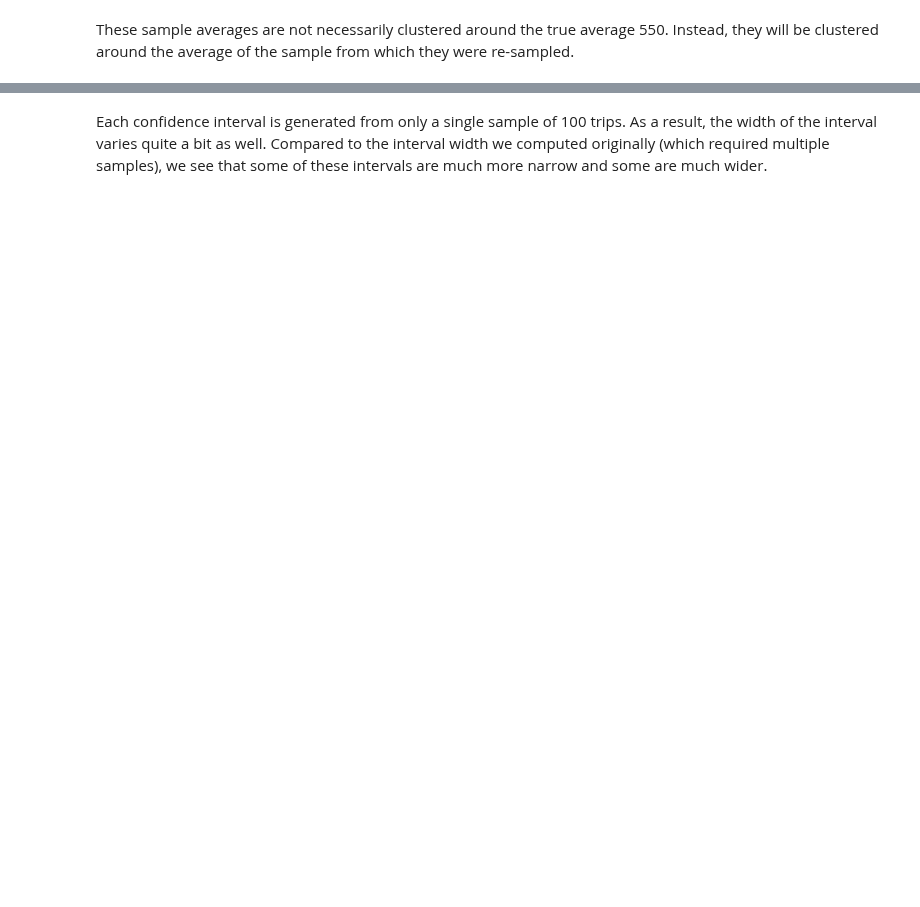
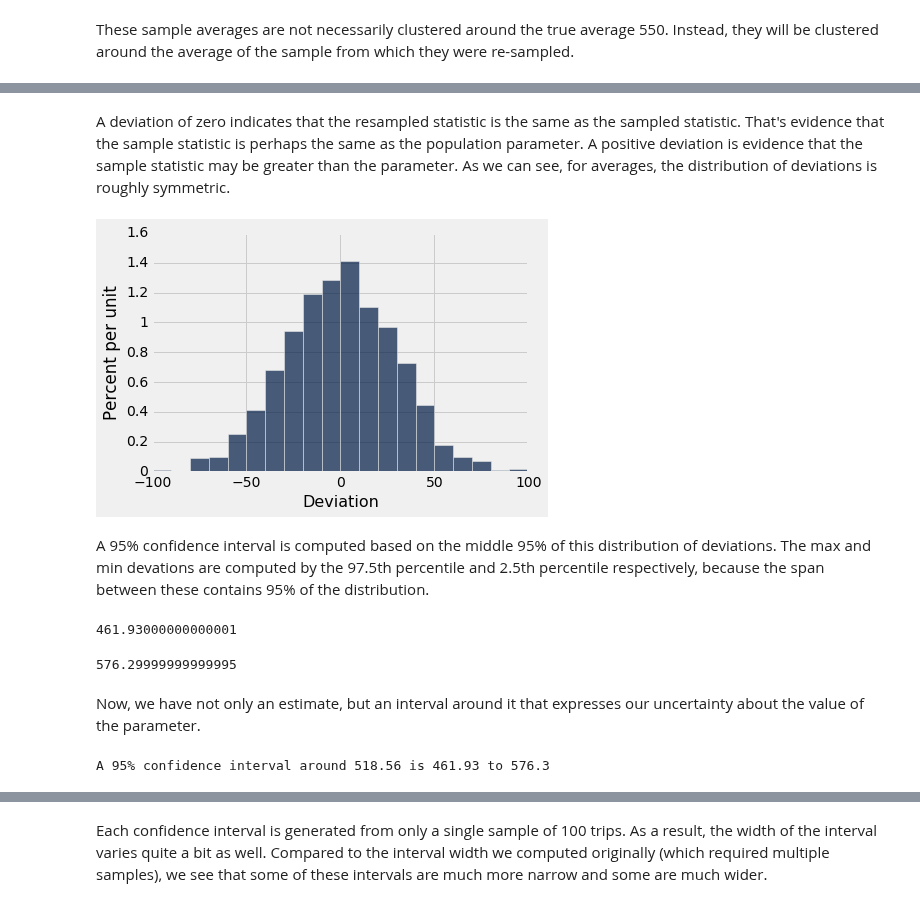
Before and after one commit to data-8/textbook, a Jupyter notebook: notebooks/Confidence.ipynb, the cells around one changed output, grey strips where cells are left out. Cells and saved outputs as stored; diff of their text form; code cells hidden in the pictures; blank space fills up the shorter version.

```diff
--- a/notebooks/Confidence.ipynb
+++ b/notebooks/Confidence.ipynb
@@ -188,0 +251,24 @@ Another 95% confidence interval: 577.79 +/- 47.88
+# %% [markdown]
+A deviation of zero indicates that the resampled statistic is the same as the sampled statistic. That's evidence that the sample statistic is perhaps the same as the population parameter. A positive deviation is evidence that the sample statistic may be greater than the parameter. As we can see, for averages, the distribution of deviations is roughly symmetric.
+# %%
+deviations.hist(1, bins=np.arange(-100, 101, 10))
+# %% [output]
+[figure, added]
+# %% [markdown]
+A 95% confidence interval is computed based on the middle 95% of this distribution of deviations. The max and min devations are computed by the 97.5th percentile and 2.5th percentile respectively, because the span between these contains 95% of the distribution.
+# %%
+lower = average - percentile(97.5, deviations.column(1))
+lower
+# %% [output]
+461.93000000000001
+# %%
+upper = average - percentile(2.5, deviations.column(1))
+upper
+# %% [output]
+576.29999999999995
+# %% [markdown]
+Now, we have not only an estimate, but an interval around it that expresses our uncertainty about the value of the parameter.
+# %%
+print('A 95% confidence interval around', average, 'is', lower, 'to', upper)
+# %% [output]
+A 95% confidence interval around 518.56 is 461.93 to 576.3
```
Also changed, not shown: parts of 49 cells of this notebook, 3 other files.
